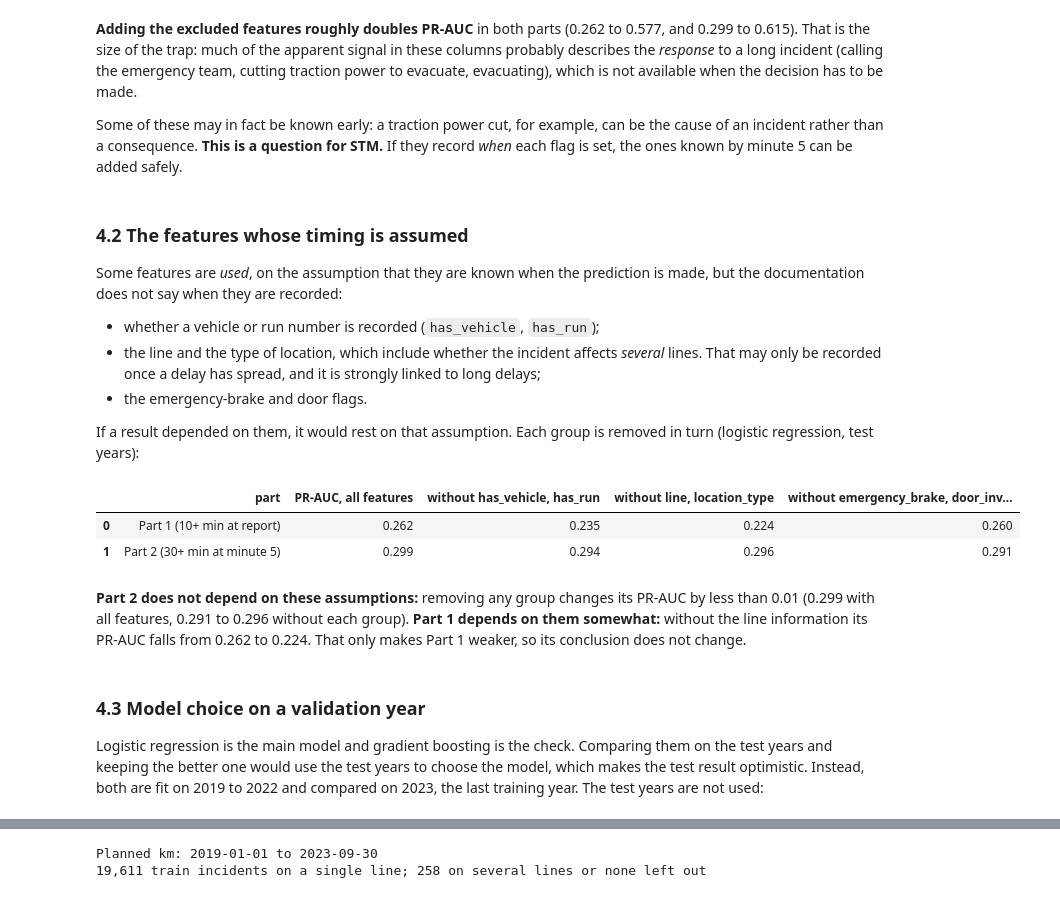
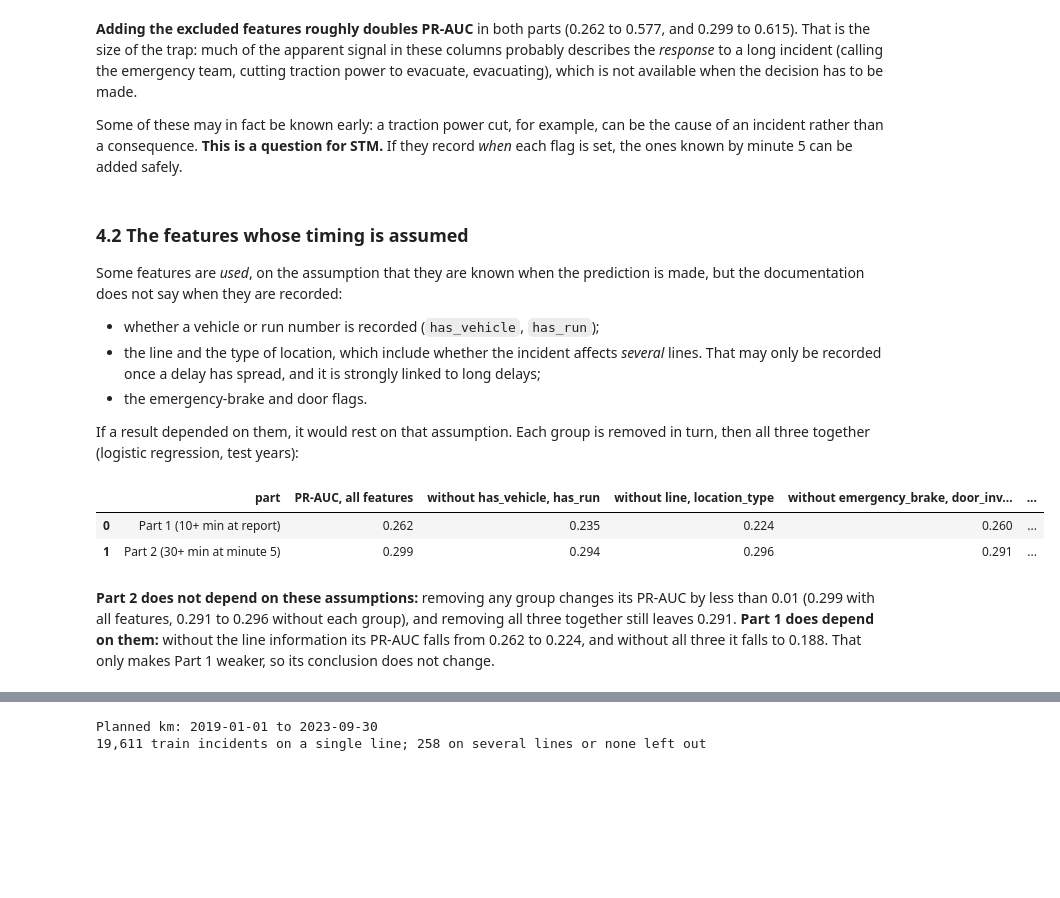
Before and after one commit to nirtiac/DS_challenge, a Jupyter notebook: modelling.ipynb, the cells around one changed output, grey strips where cells are left out. Cells and saved outputs as stored; diff of their text form; code cells hidden in the pictures; blank space fills up the shorter version.

```diff
--- a/modelling.ipynb
+++ b/modelling.ipynb
@@ -93,6 +97,13 @@ changed; and the most recent months of the test period may still be revised by S
 # %%
+# The final models: fit on the training years, evaluated on the test years.
 trains["period"] = np.where(trains["year"] <= 2023, "train", "test")
-trains["period"].value_counts()
+display(trains["period"].value_counts())
+
+# Comparing the two models: fit on 2019 to 2022, scored on the validation year.
+trains["validation_split"] = "test years"
+trains.loc[trains["year"] <= 2023, "validation_split"] = "validation"
+trains.loc[trains["year"] <= 2022, "validation_split"] = "fit"
+trains["validation_split"].value_counts()
 # %% [output]
 period
 train    21057
@@ -656,0 +801,21 @@ Test years: 343 of 1857 five-minute delays reach 15 minutes (18.5%)
+# %%
+part1["major_30"] = (part1["bucket_min_minutes"] >= 30).astype(int)
+
+rows = []
+for version, data, target in [("10+ minutes, at minute 0 (Part 1)", part1, "major"),
+                              ("30+ minutes, at minute 0", part1, "major_30"),
+                              ("30+ minutes, at minute 5 (Part 2)", part2, "major")]:
+    y_test = data.loc[data["period"] == "test", target]
+    scores = model_scores(LogisticRegression(max_iter=2000), data, target)
+    recall, alerts = recall_with_precision_floor(y_test, scores)
+    rows.append({
+        "version": version,
+        "test incidents": len(y_test),
+        "major (test)": int(y_test.sum()),
+        "base rate": round(y_test.mean(), 3),
+        "PR-AUC": round(average_precision_score(y_test, scores), 3),
+        "ROC-AUC": round(roc_auc_score(y_test, scores), 3),
+        "recall, 1 in 3 alerts right": round(recall, 2),
+        "alerts needed": alerts,
+    })
+pd.DataFrame(rows)
@@ -714,11 +891,11 @@ part2["has_evacuation"] = (part2["evacuation"] != "Aucune").astype(int)
 EXCLUDED_FEATURES = ["metro_emergency", "traction_power_cut", "material_damage", "has_evacuation"]
 
 rows = []
-for part, population, y_test in [("Part 1 (10+ min at report)", part1, y1),
+for part, data, y_test in [("Part 1 (10+ min at report)", part1, y1),
                                  ("Part 2 (30+ min at minute 5)", part2, y2)]:
-    without = model_scores(LogisticRegression(max_iter=2000), population, "major")
-    with_excluded = model_scores(LogisticRegression(max_iter=2000), population, "major",
-                                 extra_numeric_features=EXCLUDED_FEATURES)
+    without = model_scores(LogisticRegression(max_iter=2000), data, "major")
+    with_excluded = model_scores(LogisticRegression(max_iter=2000), data, "major",
+                                 extra_binary_features=EXCLUDED_FEATURES)
     rows.append({
         "part": part,
         "PR-AUC without": round(average_precision_score(y_test, without), 3),
@@ -749,39 +926,34 @@ the documentation does not say when they are recorded:
   That may only be recorded once a delay has spread, and it is strongly linked to long delays;
 - the emergency-brake and door flags.
 
-If a result depended on them, it would rest on that assumption. Each group is removed in turn
-(logistic regression, test years):
+If a result depended on them, it would rest on that assumption. Each group is removed in turn, then
+all three together (logistic regression, test years):
 # %%
 FEATURES_WITH_ASSUMED_TIMING = {
     "has_vehicle, has_run": ["has_vehicle", "has_run"],
     "line, location_type": ["line", "location_type"],
     "emergency_brake, door_involved": ["emergency_brake", "door_involved"],
+    "all three groups": ["has_vehicle", "has_run", "line", "location_type", "emergency_brake", "door_involved"],
 }
 
 rows = []
-for part, population, y_test in [("Part 1 (10+ min at report)", part1, y1),
+for part, data, y_test in [("Part 1 (10+ min at report)", part1, y1),
                                  ("Part 2 (30+ min at minute 5)", part2, y2)]:
-    all_features = model_scores(LogisticRegression(max_iter=2000), population, "major")
+    all_features = model_scores(LogisticRegression(max_iter=2000), data, "major")
     row = {"part": part, "PR-AUC, all features": round(average_precision_score(y_test, all_features), 3)}
     for label, columns in FEATURES_WITH_ASSUMED_TIMING.items():
-        scores = model_scores(LogisticRegression(max_iter=2000), population, "major",
+        scores = model_scores(LogisticRegression(max_iter=2000), data, "major",
                               dropped_features=columns)
         row["without " + label] = round(average_precision_score(y_test, scores), 3)
     rows.append(row)
 pd.DataFrame(rows)
 # %% [output]
-|  | part | PR-AUC, all features | without has_vehicle, has_run | without line, location_type | without emergency_brake, door_inv... |
-| 0 | Part 1 (10+ min at report) | 0.262 | 0.235 | 0.224 | 0.260 |
-| 1 | Part 2 (30+ min at minute 5) | 0.299 | 0.294 | 0.296 | 0.291 |
+|  | part | PR-AUC, all features | without has_vehicle, has_run | without line, location_type | without emergency_brake, door_inv... | ... |
+| 0 | Part 1 (10+ min at report) | 0.262 | 0.235 | 0.224 | 0.260 | ... |
+| 1 | Part 2 (30+ min at minute 5) | 0.299 | 0.294 | 0.296 | 0.291 | ... |
 # %% [markdown]
 **Part 2 does not depend on these assumptions:** removing any group changes its PR-AUC by less
-than 0.01 (0.299 with all features, 0.291 to 0.296 without each group). **Part 1 depends on them
-somewhat:** without the line information its PR-AUC falls from 0.262 to 0.224. That only makes
-Part 1 weaker, so its conclusion does not change.
+than 0.01 (0.299 with all features, 0.291 to 0.296 without each group), and removing all three
+together still leaves 0.291. **Part 1 does depend on them:** without the line information its PR-AUC
+falls from 0.262 to 0.224, and without all three it falls to 0.188. That only makes Part 1 weaker,
+so its conclusion does not change.
-# %% [markdown]
-### 4.3 Model choice on a validation year
-
-Logistic regression is the main model and gradient boosting is the check. Comparing them on the
-test years and keeping the better one would use the test years to choose the model, which makes
-the test result optimistic. Instead, both are fit on 2019 to 2022 and compared on 2023, the last
-training year. The test years are not used:
```
Also changed, not shown: parts of 56 cells of this notebook, 4 other files.
